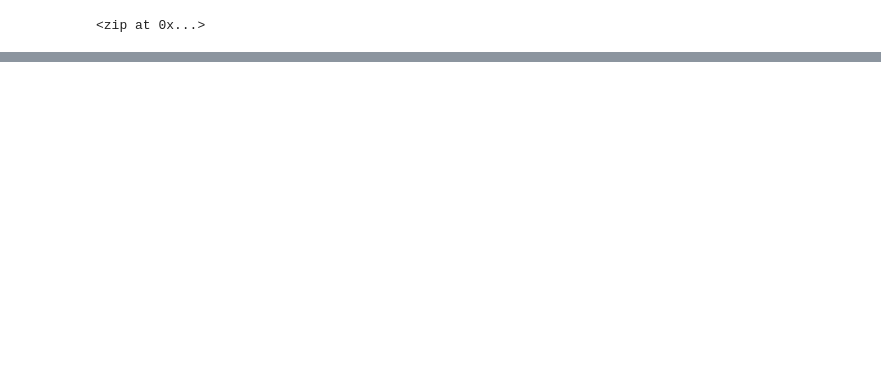
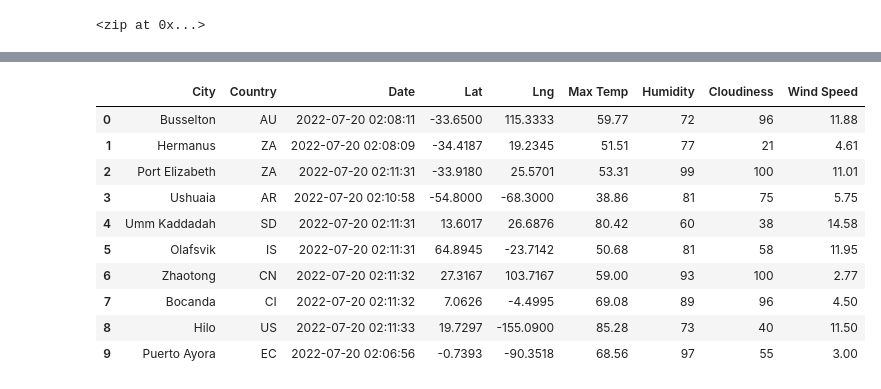
Before and after one commit to ashlemercer/World_Weather_Analysis, a Jupyter notebook: WeatherPy.ipynb, the cells around one changed output, grey strips where cells are left out. Cells and saved outputs as stored; diff of their text form; code cells hidden in the pictures; blank space fills up the shorter version.

```diff
--- a/WeatherPy.ipynb
+++ b/WeatherPy.ipynb
@@ -55,0 +178,16 @@ len(cities)
+# %%
+# Rearrange Column Order
+city_data_df= city_data_df [["City", "Country", "Date","Lat", "Lng","Max Temp","Humidity", "Cloudiness", "Wind Speed"]]
+city_data_df.head(10)
+# %% [output]
+|  | City | Country | Date | Lat | Lng | Max Temp | Humidity | Cloudiness | Wind Speed |
+| 0 | Busselton | AU | 2022-07-20 02:08:11 | -33.6500 | 115.3333 | 59.77 | 72 | 96 | 11.88 |
+| 1 | Hermanus | ZA | 2022-07-20 02:08:09 | -34.4187 | 19.2345 | 51.51 | 77 | 21 | 4.61 |
+| 2 | Port Elizabeth | ZA | 2022-07-20 02:11:31 | -33.9180 | 25.5701 | 53.31 | 99 | 100 | 11.01 |
+| 3 | Ushuaia | AR | 2022-07-20 02:10:58 | -54.8000 | -68.3000 | 38.86 | 81 | 75 | 5.75 |
+| 4 | Umm Kaddadah | SD | 2022-07-20 02:11:31 | 13.6017 | 26.6876 | 80.42 | 60 | 38 | 14.58 |
+| 5 | Olafsvik | IS | 2022-07-20 02:11:31 | 64.8945 | -23.7142 | 50.68 | 81 | 58 | 11.95 |
+| 6 | Zhaotong | CN | 2022-07-20 02:11:32 | 27.3167 | 103.7167 | 59.00 | 93 | 100 | 2.77 |
+| 7 | Bocanda | CI | 2022-07-20 02:11:32 | 7.0626 | -4.4995 | 69.08 | 89 | 96 | 4.50 |
+| 8 | Hilo | US | 2022-07-20 02:11:33 | 19.7297 | -155.0900 | 85.28 | 73 | 40 | 11.50 |
+| 9 | Puerto Ayora | EC | 2022-07-20 02:06:56 | -0.7393 | -90.3518 | 68.56 | 97 | 55 | 3.00 |
```
Also changed, not shown: parts of 11 cells of this notebook.
